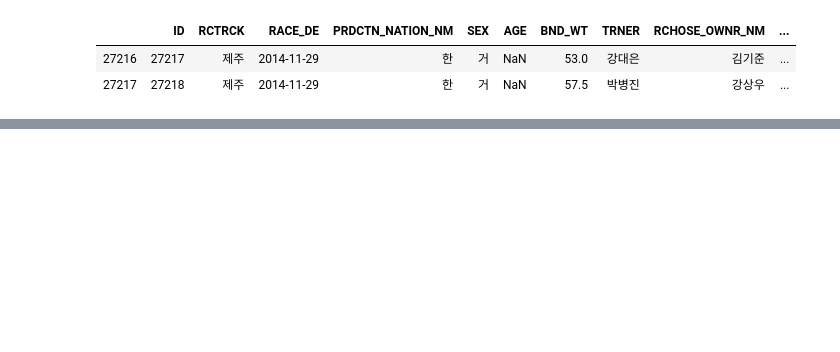
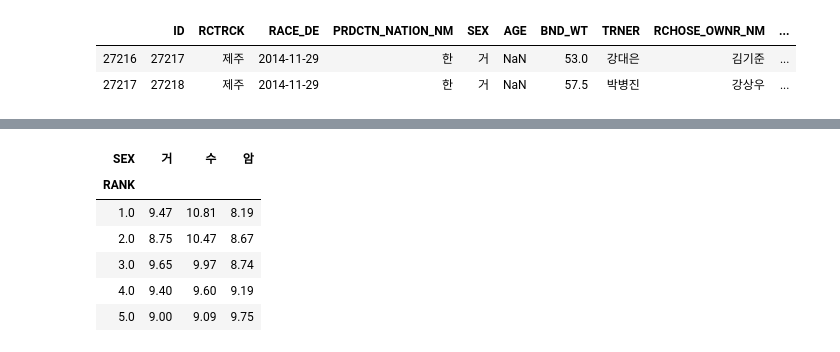
Before and after one commit to wjstkdgns93/study_data, a Jupyter notebook: study_ipython/code/02numpy/02.pandes.ipynb, the cells around one changed output, grey strips where cells are left out. Saved outputs shown, nothing was run; the diff lists cells and outputs as text; code cells hidden in the pictures; blank space fills up the shorter version.

```diff
--- a/study_ipython/code/02numpy/02.pandes.ipynb
+++ b/study_ipython/code/02numpy/02.pandes.ipynb
@@ -769,0 +812,11 @@ df2.tail(2)
+# %%
+result= round(result ,2)
+result.head()
+# %% [output]
+| SEX | 거 | 수 | 암 |
+| RANK |  |  |  |
+| 1.0 | 9.47 | 10.81 | 8.19 |
+| 2.0 | 8.75 | 10.47 | 8.67 |
+| 3.0 | 9.65 | 9.97 | 8.74 |
+| 4.0 | 9.40 | 9.60 | 9.19 |
+| 5.0 | 9.00 | 9.09 | 9.75 |
```
Also changed, not shown: parts of 9 cells of this notebook, 1 other file.
